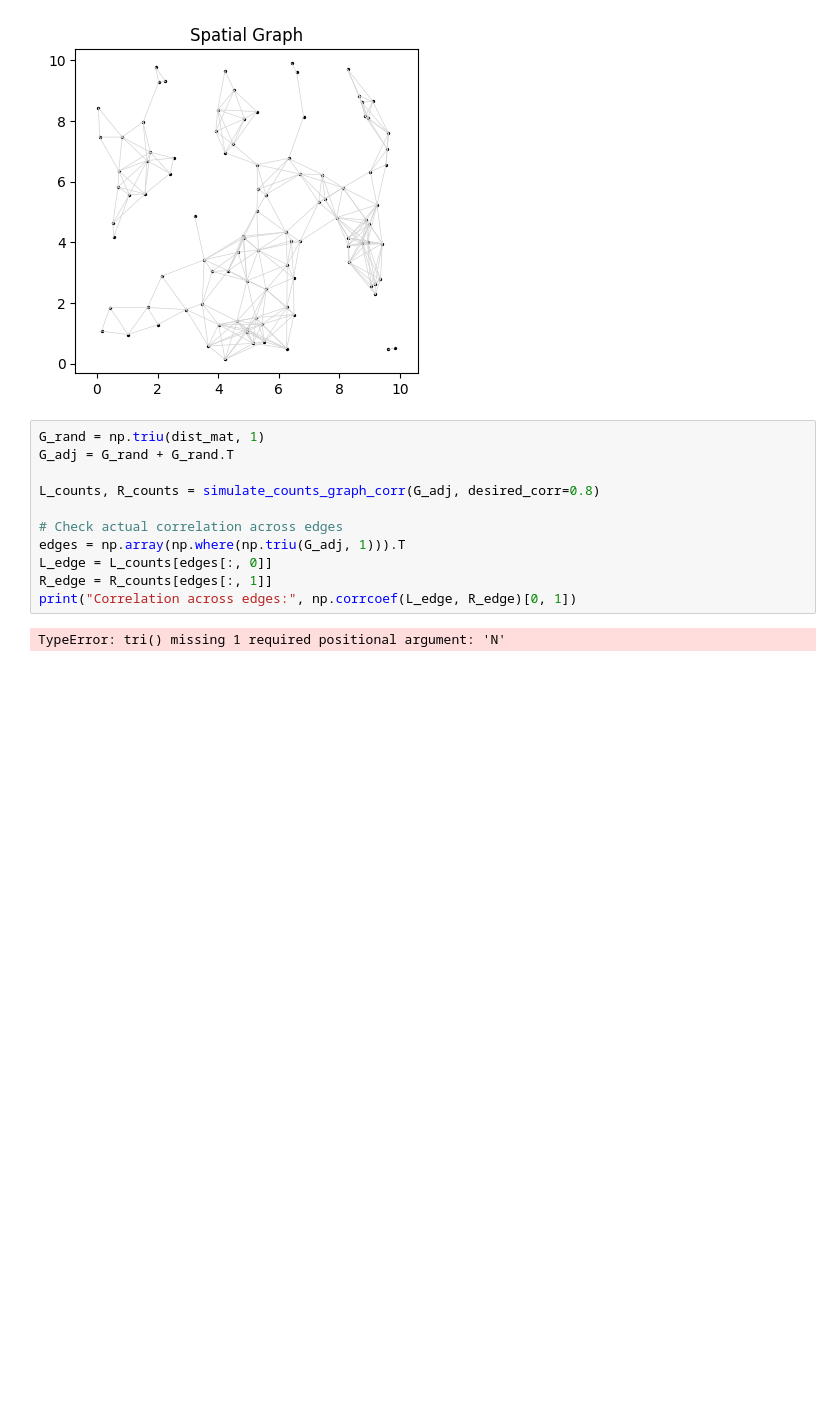
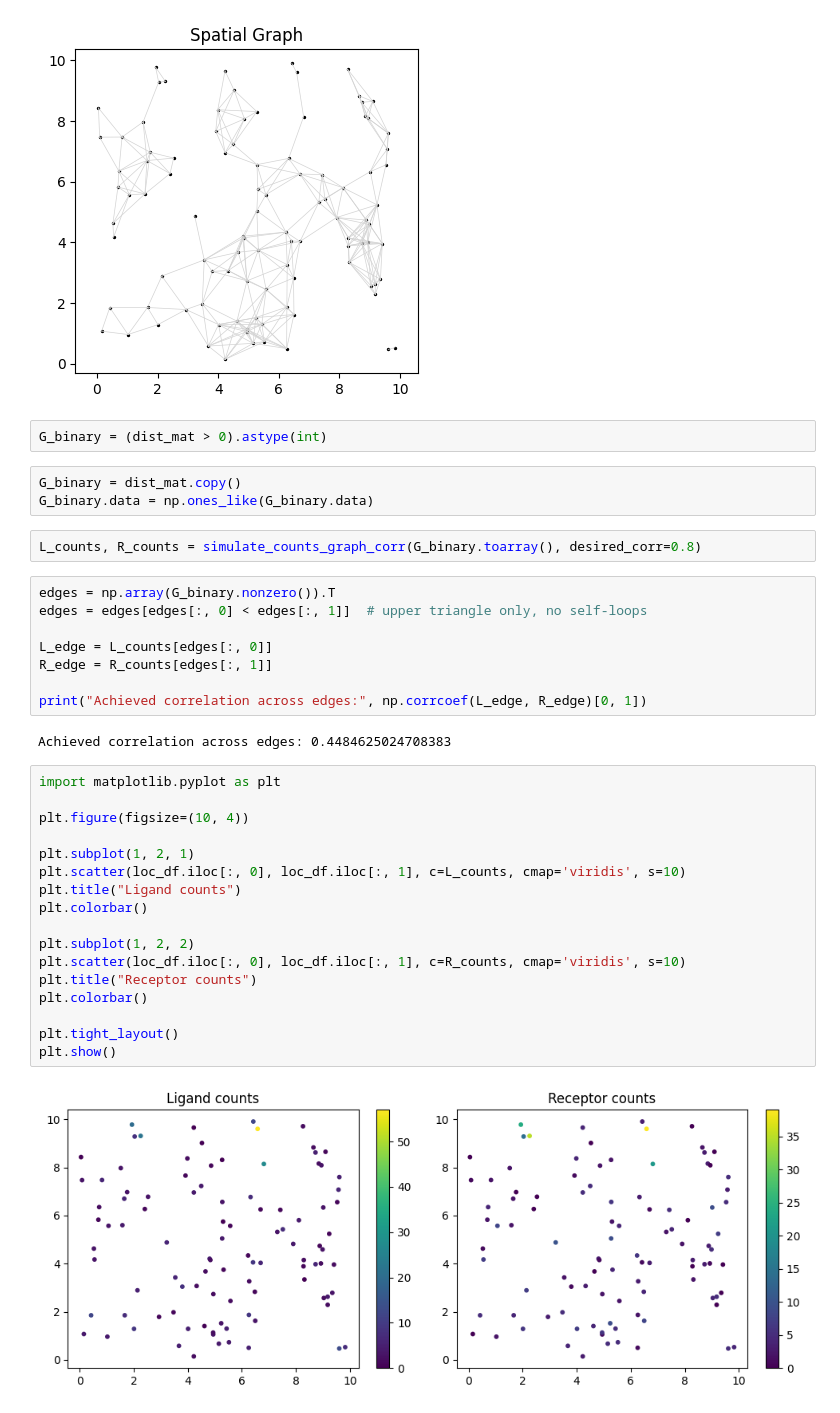
Before and after one commit to raphael-group/copulacci, a Jupyter notebook: simplified_method/spatial_bivariate_poisson_simulation.ipynb, the cells around one changed output. Saved outputs shown, nothing was run; the diff lists cells and outputs as text; blank space fills up the shorter version.

```diff
--- a/simplified_method/spatial_bivariate_poisson_simulation.ipynb
+++ b/simplified_method/spatial_bivariate_poisson_simulation.ipynb
@@ -273,16 +273,39 @@ dist_mat = spatial_neighbors(loc_df.values, coord_type='generic', radius=1.5)
 plot_spatial_graph(coords, dist_mat)
 # %% [output]
 [figure]
+# %%
+G_binary = (dist_mat > 0).astype(int)
+# %%
+G_binary = dist_mat.copy()
+G_binary.data = np.ones_like(G_binary.data)
+# %%
+L_counts, R_counts = simulate_counts_graph_corr(G_binary.toarray(), desired_corr=0.8)
 # %%
-G_rand = np.triu(dist_mat, 1)
-G_adj = G_rand + G_rand.T
+edges = np.array(G_binary.nonzero()).T
+edges = edges[edges[:, 0] < edges[:, 1]]  # upper triangle only, no self-loops
 
-L_counts, R_counts = simulate_counts_graph_corr(G_adj, desired_corr=0.8)
-
-# Check actual correlation across edges
-edges = np.array(np.where(np.triu(G_adj, 1))).T
 L_edge = L_counts[edges[:, 0]]
 R_edge = R_counts[edges[:, 1]]
-print("Correlation across edges:", np.corrcoef(L_edge, R_edge)[0, 1])
+
+print("Achieved correlation across edges:", np.corrcoef(L_edge, R_edge)[0, 1])
 # %% [output]
-TypeError: tri() missing 1 required positional argument: 'N'
+Achieved correlation across edges: 0.4484625024708383
+# %%
+import matplotlib.pyplot as plt
+
+plt.figure(figsize=(10, 4))
+
+plt.subplot(1, 2, 1)
+plt.scatter(loc_df.iloc[:, 0], loc_df.iloc[:, 1], c=L_counts, cmap='viridis', s=10)
+plt.title("Ligand counts")
+plt.colorbar()
+
+plt.subplot(1, 2, 2)
+plt.scatter(loc_df.iloc[:, 0], loc_df.iloc[:, 1], c=R_counts, cmap='viridis', s=10)
+plt.title("Receptor counts")
+plt.colorbar()
+
+plt.tight_layout()
+plt.show()
+# %% [output]
+[figure, added]
```
Also changed, not shown: 1 other file.
